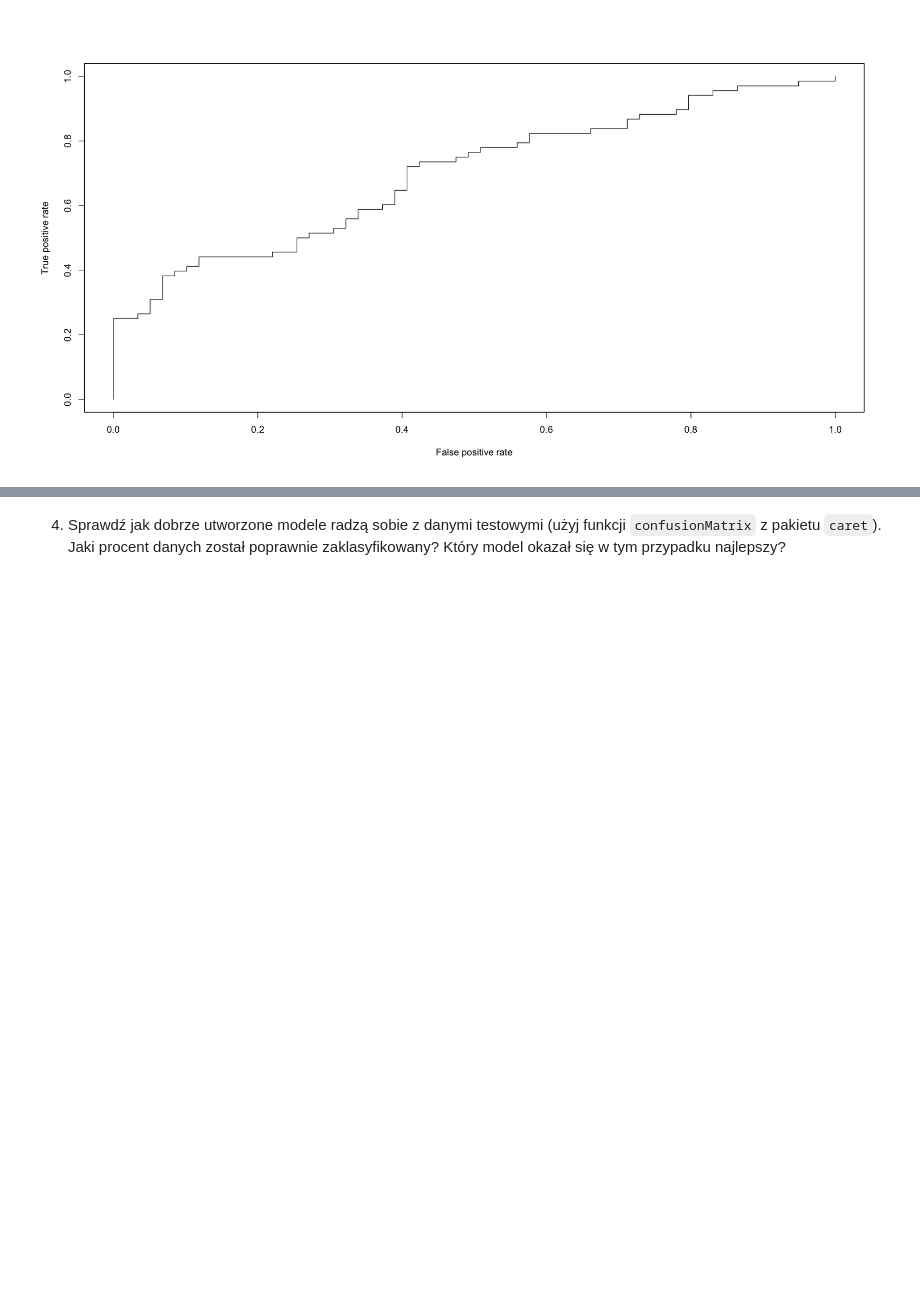
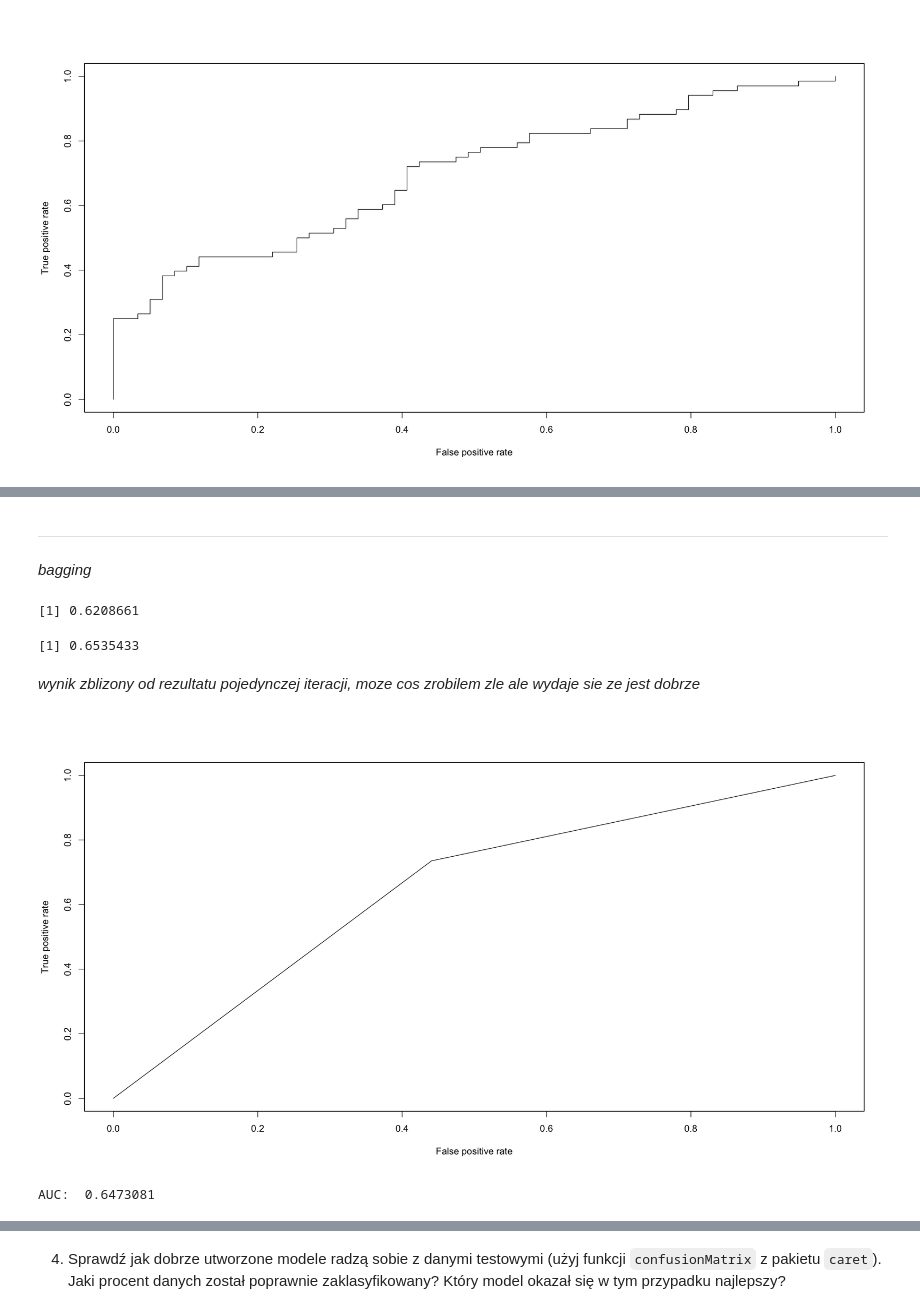
Before and after one commit to stawarzkrzysztof/uczenie_maszynowe_ifs2024, a Jupyter notebook: 04_12_2024/08-UM2024-modele_zlozone.ipynb, the cells around one changed output, grey strips where cells are left out. Saved outputs shown, nothing was run; the diff lists cells and outputs as text; code cells hidden in the pictures; blank space fills up the shorter version.

```diff
--- a/04_12_2024/08-UM2024-modele_zlozone.ipynb
+++ b/04_12_2024/08-UM2024-modele_zlozone.ipynb
@@ -200,0 +261,3 @@ plot(perf)
+# %% [markdown]
+___
+*bagging*
@@ -200,0 +266,65 @@ plot(perf)
+# %%
+# for loop doing k iterations
+iterations <- 100
+predictions <- foreach(i = 1:iterations) %do% {
+
+    # train test split
+    split_bagg <- rsample::initial_split(df, prop = 0.75)
+
+    X_train_bagg <- rsample::training(split_bagg)
+    X_test_bagg <- rsample::testing(split_bagg)
+
+    y_train_bagg <- X_train_bagg$Start_Tech_Oscar
+    y_test_bagg <- X_test_bagg$Start_Tech_Oscar
+
+    # model creation
+    logistic_model_bagg <- glm(Start_Tech_Oscar ~ .,
+                      family = binomial,
+                      data = X_train_bagg)
+
+    # class prediction
+    y_pred_proba_bagg <- predict(logistic_model_bagg,
+                    type = "response",
+                    newdata = X_test_bagg)
+    y_pred_bagg <- ifelse(y_pred_proba_bagg < 0.5, 0, 1)
+
+    # calculate accuracy
+    accuracy <- mean(y_pred_bagg == y_test_bagg)
+    if(iterations <= 25) print(glue::glue("{i} accuracy:{round(accuracy, 2)}"))
+    result<-list(accuracy, logistic_model)
+    result
+}
+
+acc = lapply(predictions, function(l) l[[1]])
+acc_vector<-unlist(acc)
+mean(acc_vector)
+# %% [output]
+[1] 0.6208661
+# %%
+models = lapply(predictions, function(l) l[[2]])
+pred2 <- lapply(models, function(x) predict(x, type = "response",  newdata = X_test))
+pred_df <- data.frame(pred2)
+
+colnames(pred_df) <- paste('classifier_', 1:iterations)
+pred_matrix <- as.matrix(pred_df)
+
+class_matrix <- ifelse(pred_matrix< 0.5, 0, 1)
+final_pred <- ifelse(rowMeans(class_matrix) < 0.5, 0, 1)
+
+accuracy <- mean(final_pred == y_test)
+accuracy
+# %% [output]
+[1] 0.6535433
+# %% [markdown]
+*wynik zblizony od rezultatu pojedynczej iteracji, moze cos zrobilem zle ale wydaje sie ze jest dobrze*
+# %%
+pred = prediction(rowMeans(class_matrix), y_test)
+perf <- performance(pred, "tpr", "fpr")
+plot(perf)
+# %% [output]
+[figure, added]
+# %%
+AUCLog1=performance(pred, measure = "auc")@y.values[[1]]
+cat("AUC: ",AUCLog1)
+# %% [output]
+AUC:  0.6473081
```
Also changed, not shown: parts of 24 cells of this notebook.
